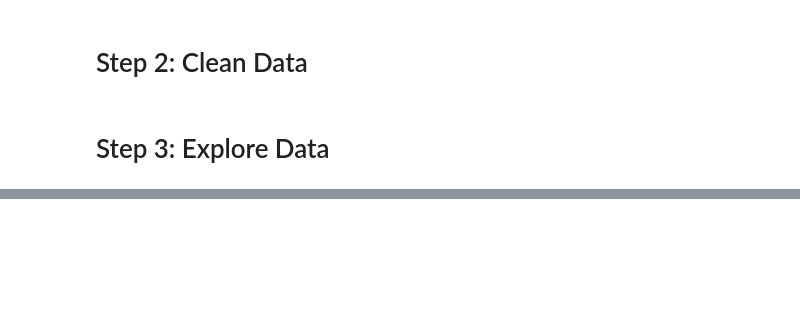
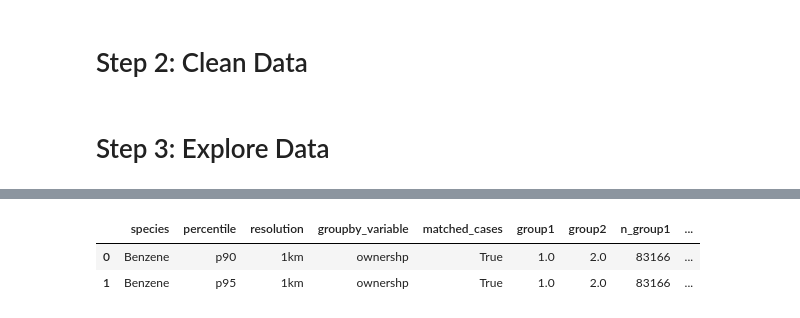
Before and after one commit to npr99/integrate_people_theme1_cookbook, a Jupyter notebook: ip1_3bv1_peopleair.ipynb, the cells around one changed output, grey strips where cells are left out. Drawn from its saved outputs; the diff is of its cells as text; code cells hidden in the pictures; blank space fills up the shorter version.

```diff
--- a/ip1_3bv1_peopleair.ipynb
+++ b/ip1_3bv1_peopleair.ipynb
@@ -281,0 +638,6 @@ hua_with_grid.to_csv(savefile_path, index=False)
+# %%
+results_ownership.head(10)
+# %% [output]
+|  | species | percentile | resolution | groupby_variable | matched_cases | group1 | group2 | n_group1 | ... |
+| 0 | Benzene | p90 | 1km | ownershp | True | 1.0 | 2.0 | 83166 | ... |
+| 1 | Benzene | p95 | 1km | ownershp | True | 1.0 | 2.0 | 83166 | ... |
```
Also changed, not shown: parts of 27 cells of this notebook, 3 other files.
